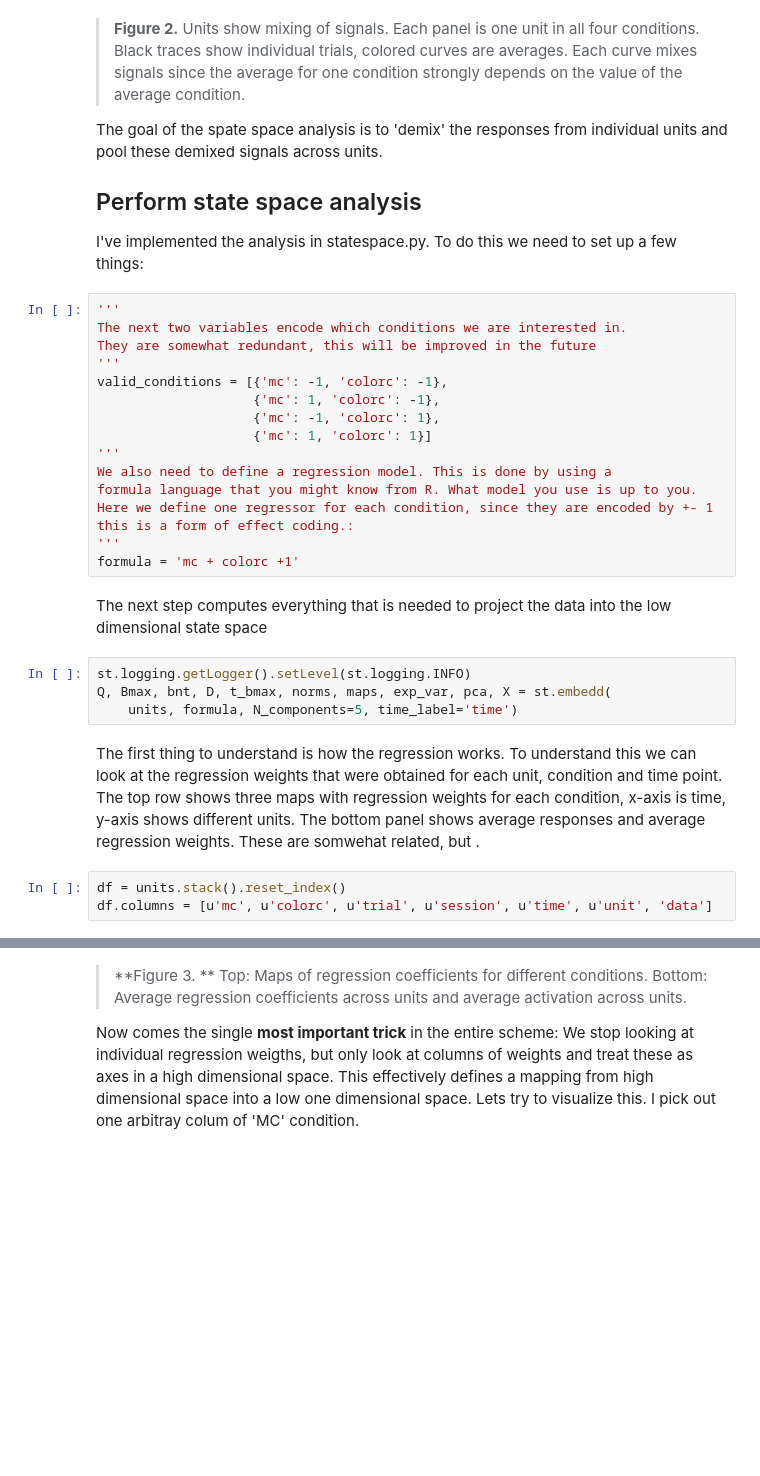
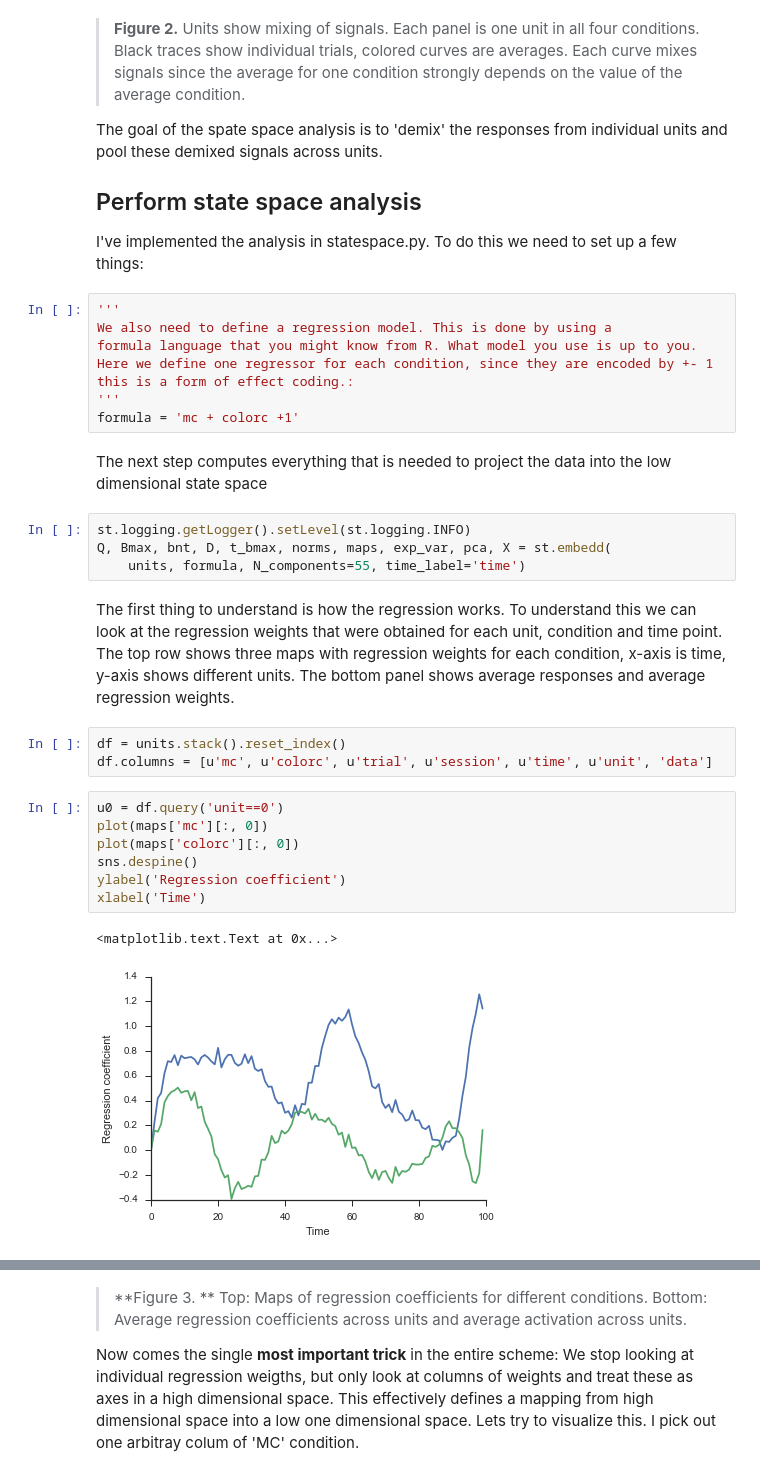
Before and after one commit to nwilming/statespace, a Jupyter notebook: State space analysis.ipynb, the cells around one changed output, grey strips where cells are left out. Saved outputs shown, nothing was run; the diff lists cells and outputs as text; blank space fills up the shorter version.

```diff
--- a/State space analysis.ipynb
+++ b/State space analysis.ipynb
@@ -205,14 +206,6 @@ Perform state space analysis
 
 I've implemented the analysis in statespace.py. To do this we need to set up a few things:
 # %%
-'''
-The next two variables encode which conditions we are interested in.
-They are somewhat redundant, this will be improved in the future
-'''
-valid_conditions = [{'mc': -1, 'colorc': -1},
-                    {'mc': 1, 'colorc': -1},
-                    {'mc': -1, 'colorc': 1},
-                    {'mc': 1, 'colorc': 1}]
 '''
 We also need to define a regression model. This is done by using a
 formula language that you might know from R. What model you use is up to you.
@@ -225,10 +218,20 @@ The next step computes everything that is needed to project the data into the lo
 # %%
 st.logging.getLogger().setLevel(st.logging.INFO)
 Q, Bmax, bnt, D, t_bmax, norms, maps, exp_var, pca, X = st.embedd(
-    units, formula, N_components=5, time_label='time')
+    units, formula, N_components=55, time_label='time')
 # %% [markdown]
-The first thing to understand is how the regression works. To understand this we can look at the regression weights that were obtained for each unit, condition and time point. The top row shows three maps with regression weights for each condition, x-axis is time, y-axis shows different units. The bottom panel shows average responses and average regression weights. These are somwehat related, but .
+The first thing to understand is how the regression works. To understand this we can look at the regression weights that were obtained for each unit, condition and time point. The top row shows three maps with regression weights for each condition, x-axis is time, y-axis shows different units. The bottom panel shows average responses and average regression weights.
 # %%
 df = units.stack().reset_index()
 df.columns = [u'mc', u'colorc', u'trial', u'session', u'time', u'unit', 'data']
+# %%
+u0 = df.query('unit==0')
+plot(maps['mc'][:, 0])
+plot(maps['colorc'][:, 0])
+sns.despine()
+ylabel('Regression coefficient')
+xlabel('Time')
+# %% [output]
+<matplotlib.text.Text at 0x...>
+[figure, added]
 # %%
```
Also changed, not shown: parts of 18 cells of this notebook, 5 other files.
